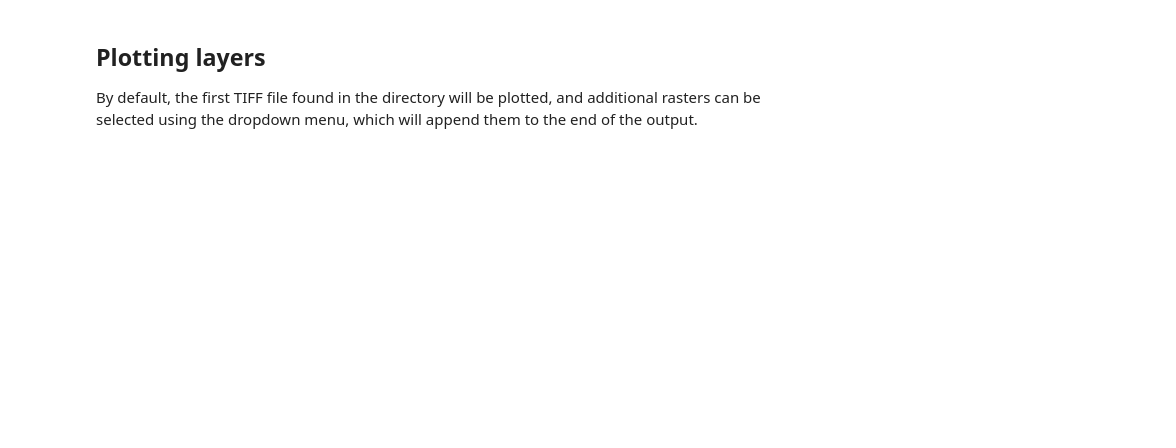
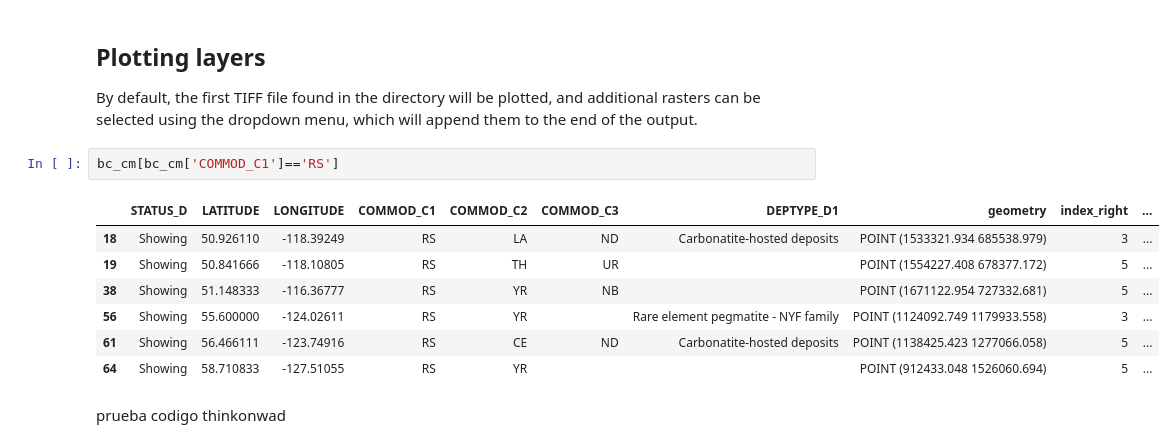
Before and after one commit to cvillarragamo/Tech_Treasures_Challenge, a Jupyter notebook: 1_Data_Collection_Cleaning.ipynb, the cells around one changed output. Saved outputs shown, nothing was run; the diff lists cells and outputs as text; blank space fills up the shorter version.

```diff
--- a/1_Data_Collection_Cleaning.ipynb
+++ b/1_Data_Collection_Cleaning.ipynb
@@ -352,3 +483,15 @@ Tags: {'AREA_OR_POINT': 'Area'}
 ## Plotting layers
 
 By default, the first TIFF file found in the directory will be plotted, and additional rasters can be selected using the dropdown menu, which will append them to the end of the output.
+# %%
+bc_cm[bc_cm['COMMOD_C1']=='RS']
+# %% [output]
+|  | STATUS_D | LATITUDE | LONGITUDE | COMMOD_C1 | COMMOD_C2 | COMMOD_C3 | DEPTYPE_D1 | geometry | index_right | ... |
+| 18 | Showing | 50.926110 | -118.39249 | RS | LA | ND | Carbonatite-hosted deposits | POINT (1533321.934 685538.979) | 3 | ... |
+| 19 | Showing | 50.841666 | -118.10805 | RS | TH | UR |  | POINT (1554227.408 678377.172) | 5 | ... |
+| 38 | Showing | 51.148333 | -116.36777 | RS | YR | NB |  | POINT (1671122.954 727332.681) | 5 | ... |
+| 56 | Showing | 55.600000 | -124.02611 | RS | YR |  | Rare element pegmatite - NYF family | POINT (1124092.749 1179933.558) | 3 | ... |
+| 61 | Showing | 56.466111 | -123.74916 | RS | CE | ND | Carbonatite-hosted deposits | POINT (1138425.423 1277066.058) | 5 | ... |
+| 64 | Showing | 58.710833 | -127.51055 | RS | YR |  |  | POINT (912433.048 1526060.694) | 5 | ... |
+# %% [markdown]
+prueba codigo thinkonwad
```
Also changed, not shown: parts of 36 cells of this notebook, 8 other files.
